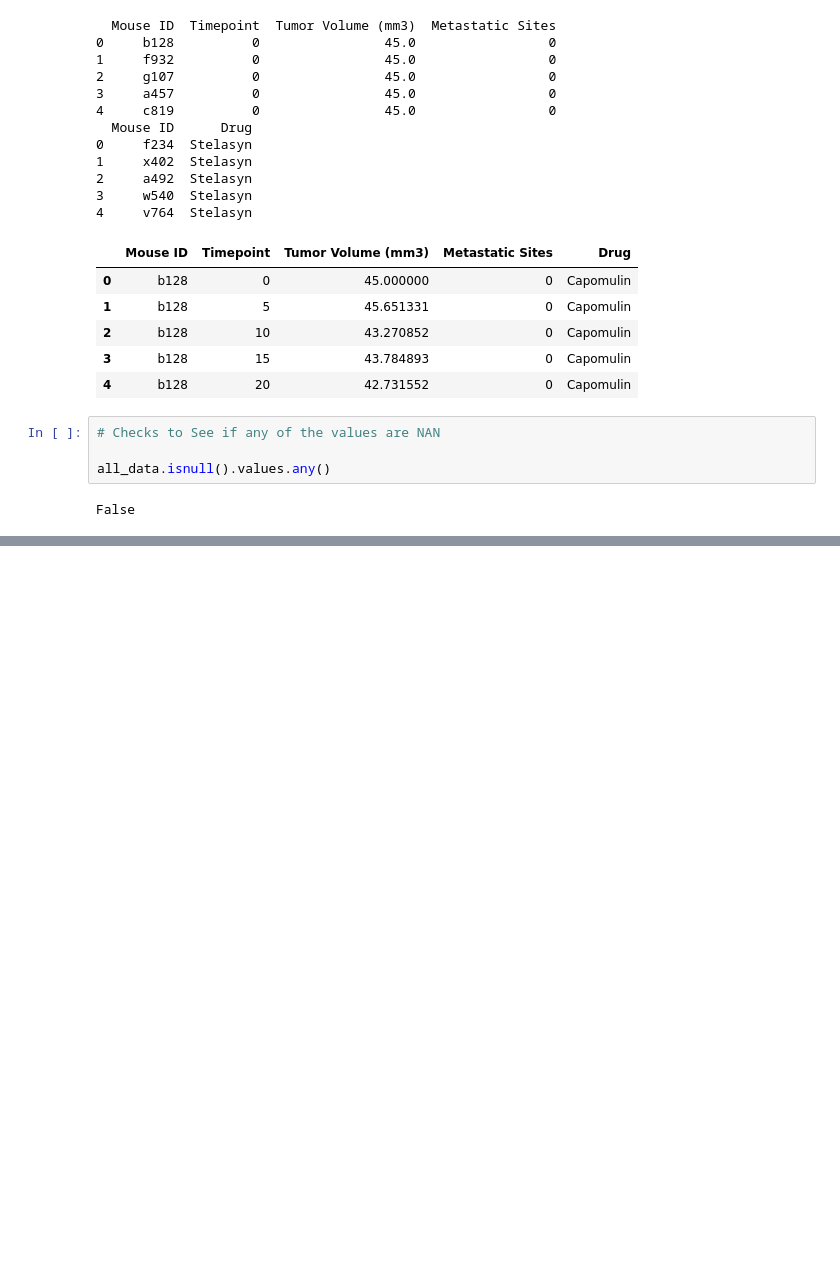
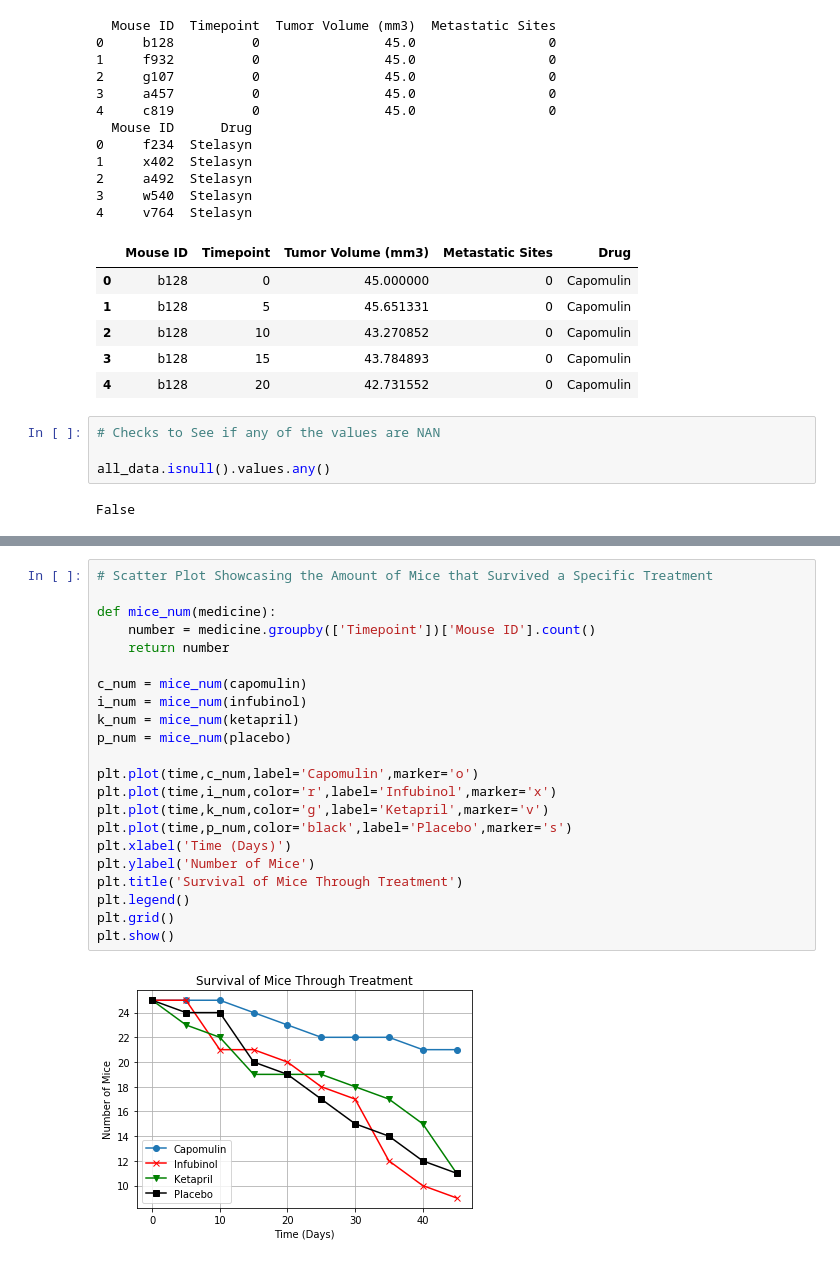
Before and after one commit to KenT370/Learned_Tech, a Jupyter notebook: Python/Matplotlib/Project.ipynb, the cells around one changed output, grey strips where cells are left out. Drawn from its saved outputs; the diff is of its cells as text; blank space fills up the shorter version.

```diff
--- a/Python/Matplotlib/Project.ipynb
+++ b/Python/Matplotlib/Project.ipynb
@@ -105,0 +137,24 @@ Name: Tumor Volume (mm3), dtype: float64
+# %%
+# Scatter Plot Showcasing the Amount of Mice that Survived a Specific Treatment
+
+def mice_num(medicine):
+    number = medicine.groupby(['Timepoint'])['Mouse ID'].count()
+    return number
+
+c_num = mice_num(capomulin)
+i_num = mice_num(infubinol)
+k_num = mice_num(ketapril)
+p_num = mice_num(placebo)
+
+plt.plot(time,c_num,label='Capomulin',marker='o')
+plt.plot(time,i_num,color='r',label='Infubinol',marker='x')
+plt.plot(time,k_num,color='g',label='Ketapril',marker='v')
+plt.plot(time,p_num,color='black',label='Placebo',marker='s')
+plt.xlabel('Time (Days)')
+plt.ylabel('Number of Mice')
+plt.title('Survival of Mice Through Treatment')
+plt.legend()
+plt.grid()
+plt.show()
+# %% [output]
+[figure, added]
```
Also changed, not shown: parts of 5 cells of this notebook.
